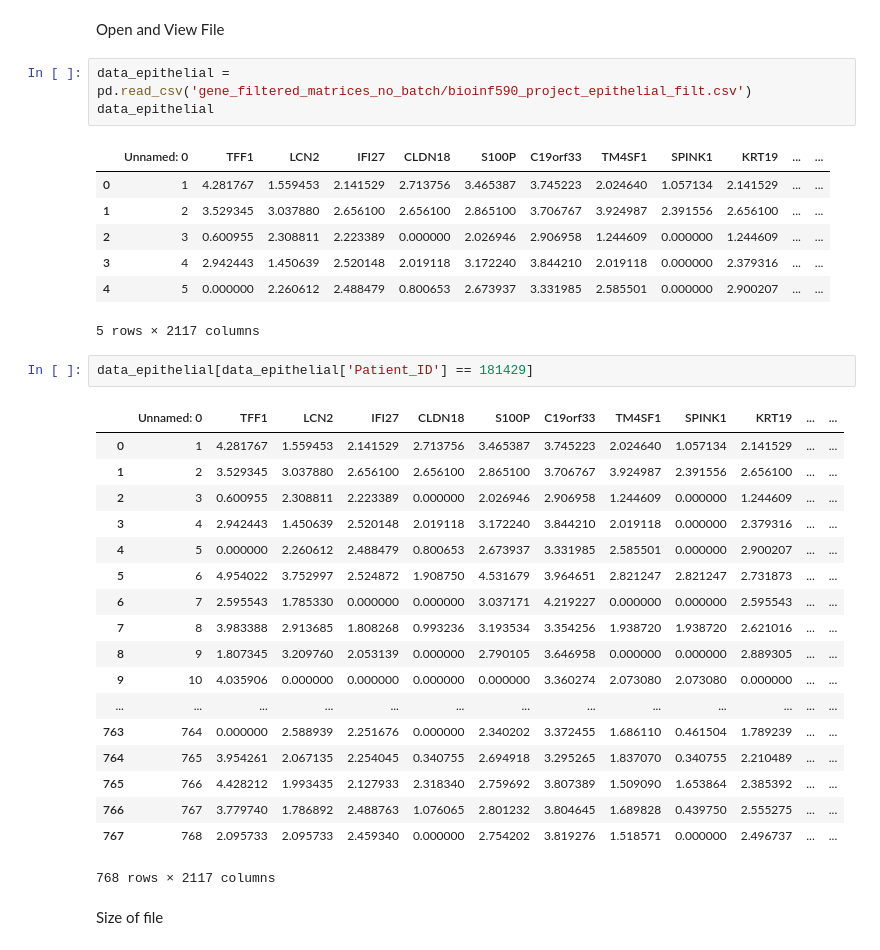
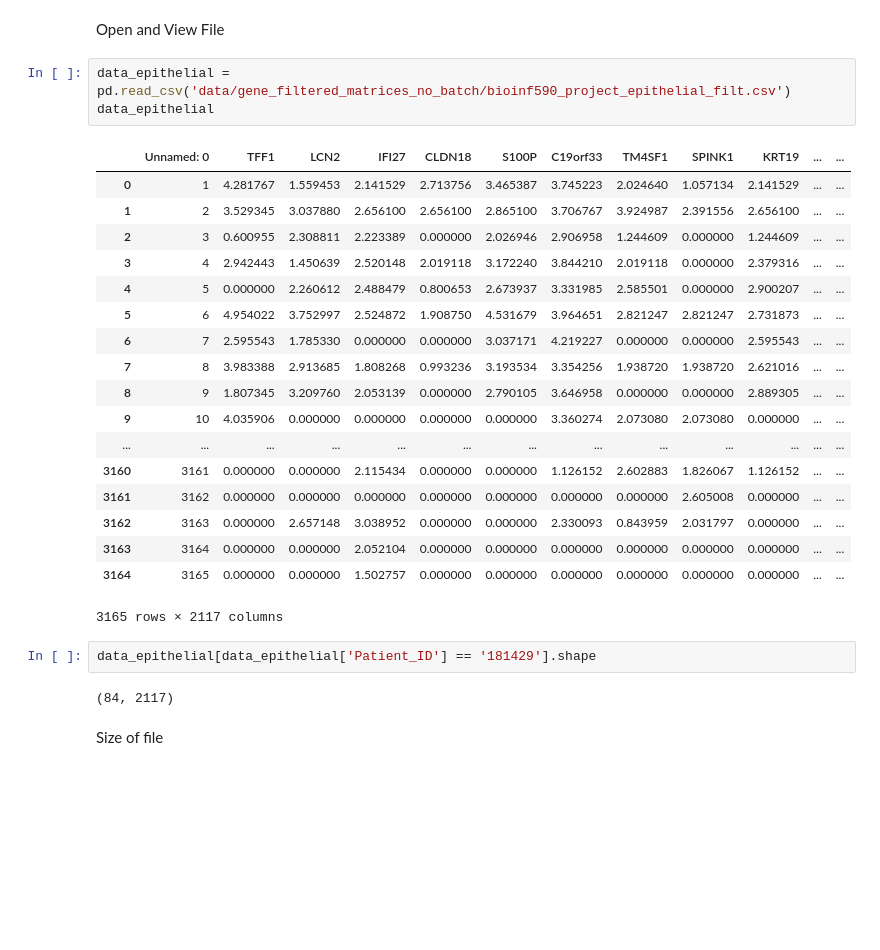
Before and after one commit to elisawarner/BIOINF590_Code, a Jupyter notebook: Elisa_Similarity_Score.ipynb, the cells around one changed output. Saved outputs shown, nothing was run; the diff lists cells and outputs as text; blank space fills up the shorter version.

```diff
--- a/Elisa_Similarity_Score.ipynb
+++ b/Elisa_Similarity_Score.ipynb
@@ -7,37 +7,31 @@ import numpy as np
 # %% [markdown]
 Open and View File
 # %%
-data_epithelial = pd.read_csv('gene_filtered_matrices_no_batch/bioinf590_project_epithelial_filt.csv')
+data_epithelial = pd.read_csv('data/gene_filtered_matrices_no_batch/bioinf590_project_epithelial_filt.csv')
 data_epithelial
 # %% [output]
 |  | Unnamed: 0 | TFF1 | LCN2 | IFI27 | CLDN18 | S100P | C19orf33 | TM4SF1 | SPINK1 | KRT19 | ... | ... |
 | 0 | 1 | 4.281767 | 1.559453 | 2.141529 | 2.713756 | 3.465387 | 3.745223 | 2.024640 | 1.057134 | 2.141529 | ... | ... |
 | 1 | 2 | 3.529345 | 3.037880 | 2.656100 | 2.656100 | 2.865100 | 3.706767 | 3.924987 | 2.391556 | 2.656100 | ... | ... |
 | 2 | 3 | 0.600955 | 2.308811 | 2.223389 | 0.000000 | 2.026946 | 2.906958 | 1.244609 | 0.000000 | 1.244609 | ... | ... |
 | 3 | 4 | 2.942443 | 1.450639 | 2.520148 | 2.019118 | 3.172240 | 3.844210 | 2.019118 | 0.000000 | 2.379316 | ... | ... |
 | 4 | 5 | 0.000000 | 2.260612 | 2.488479 | 0.800653 | 2.673937 | 3.331985 | 2.585501 | 0.000000 | 2.900207 | ... | ... |
+| 5 | 6 | 4.954022 | 3.752997 | 2.524872 | 1.908750 | 4.531679 | 3.964651 | 2.821247 | 2.821247 | 2.731873 | ... | ... |
+| 6 | 7 | 2.595543 | 1.785330 | 0.000000 | 0.000000 | 3.037171 | 4.219227 | 0.000000 | 0.000000 | 2.595543 | ... | ... |
+| 7 | 8 | 3.983388 | 2.913685 | 1.808268 | 0.993236 | 3.193534 | 3.354256 | 1.938720 | 1.938720 | 2.621016 | ... | ... |
+| 8 | 9 | 1.807345 | 3.209760 | 2.053139 | 0.000000 | 2.790105 | 3.646958 | 0.000000 | 0.000000 | 2.889305 | ... | ... |
+| 9 | 10 | 4.035906 | 0.000000 | 0.000000 | 0.000000 | 0.000000 | 3.360274 | 2.073080 | 2.073080 | 0.000000 | ... | ... |
+| ... | ... | ... | ... | ... | ... | ... | ... | ... | ... | ... | ... | ... |
+| 3160 | 3161 | 0.000000 | 0.000000 | 2.115434 | 0.000000 | 0.000000 | 1.126152 | 2.602883 | 1.826067 | 1.126152 | ... | ... |
+| 3161 | 3162 | 0.000000 | 0.000000 | 0.000000 | 0.000000 | 0.000000 | 0.000000 | 0.000000 | 2.605008 | 0.000000 | ... | ... |
+| 3162 | 3163 | 0.000000 | 2.657148 | 3.038952 | 0.000000 | 0.000000 | 2.330093 | 0.843959 | 2.031797 | 0.000000 | ... | ... |
+| 3163 | 3164 | 0.000000 | 0.000000 | 2.052104 | 0.000000 | 0.000000 | 0.000000 | 0.000000 | 0.000000 | 0.000000 | ... | ... |
+| 3164 | 3165 | 0.000000 | 0.000000 | 1.502757 | 0.000000 | 0.000000 | 0.000000 | 0.000000 | 0.000000 | 0.000000 | ... | ... |
-5 rows × 2117 columns
+3165 rows × 2117 columns
 # %%
-data_epithelial[data_epithelial['Patient_ID'] == 181429]
+data_epithelial[data_epithelial['Patient_ID'] == '181429'].shape
 # %% [output]
-|  | Unnamed: 0 | TFF1 | LCN2 | IFI27 | CLDN18 | S100P | C19orf33 | TM4SF1 | SPINK1 | KRT19 | ... | ... |
-| 0 | 1 | 4.281767 | 1.559453 | 2.141529 | 2.713756 | 3.465387 | 3.745223 | 2.024640 | 1.057134 | 2.141529 | ... | ... |
-| 1 | 2 | 3.529345 | 3.037880 | 2.656100 | 2.656100 | 2.865100 | 3.706767 | 3.924987 | 2.391556 | 2.656100 | ... | ... |
-| 2 | 3 | 0.600955 | 2.308811 | 2.223389 | 0.000000 | 2.026946 | 2.906958 | 1.244609 | 0.000000 | 1.244609 | ... | ... |
-| 3 | 4 | 2.942443 | 1.450639 | 2.520148 | 2.019118 | 3.172240 | 3.844210 | 2.019118 | 0.000000 | 2.379316 | ... | ... |
-| 4 | 5 | 0.000000 | 2.260612 | 2.488479 | 0.800653 | 2.673937 | 3.331985 | 2.585501 | 0.000000 | 2.900207 | ... | ... |
-| 5 | 6 | 4.954022 | 3.752997 | 2.524872 | 1.908750 | 4.531679 | 3.964651 | 2.821247 | 2.821247 | 2.731873 | ... | ... |
-| 6 | 7 | 2.595543 | 1.785330 | 0.000000 | 0.000000 | 3.037171 | 4.219227 | 0.000000 | 0.000000 | 2.595543 | ... | ... |
-| 7 | 8 | 3.983388 | 2.913685 | 1.808268 | 0.993236 | 3.193534 | 3.354256 | 1.938720 | 1.938720 | 2.621016 | ... | ... |
-| 8 | 9 | 1.807345 | 3.209760 | 2.053139 | 0.000000 | 2.790105 | 3.646958 | 0.000000 | 0.000000 | 2.889305 | ... | ... |
-| 9 | 10 | 4.035906 | 0.000000 | 0.000000 | 0.000000 | 0.000000 | 3.360274 | 2.073080 | 2.073080 | 0.000000 | ... | ... |
-| ... | ... | ... | ... | ... | ... | ... | ... | ... | ... | ... | ... | ... |
-| 763 | 764 | 0.000000 | 2.588939 | 2.251676 | 0.000000 | 2.340202 | 3.372455 | 1.686110 | 0.461504 | 1.789239 | ... | ... |
-| 764 | 765 | 3.954261 | 2.067135 | 2.254045 | 0.340755 | 2.694918 | 3.295265 | 1.837070 | 0.340755 | 2.210489 | ... | ... |
-| 765 | 766 | 4.428212 | 1.993435 | 2.127933 | 2.318340 | 2.759692 | 3.807389 | 1.509090 | 1.653864 | 2.385392 | ... | ... |
-| 766 | 767 | 3.779740 | 1.786892 | 2.488763 | 1.076065 | 2.801232 | 3.804645 | 1.689828 | 0.439750 | 2.555275 | ... | ... |
-| 767 | 768 | 2.095733 | 2.095733 | 2.459340 | 0.000000 | 2.754202 | 3.819276 | 1.518571 | 0.000000 | 2.496737 | ... | ... |
-768 rows × 2117 columns
+(84, 2117)
 # %% [markdown]
 Size of file
 # %%
```
Also changed, not shown: parts of 46 cells of this notebook.
